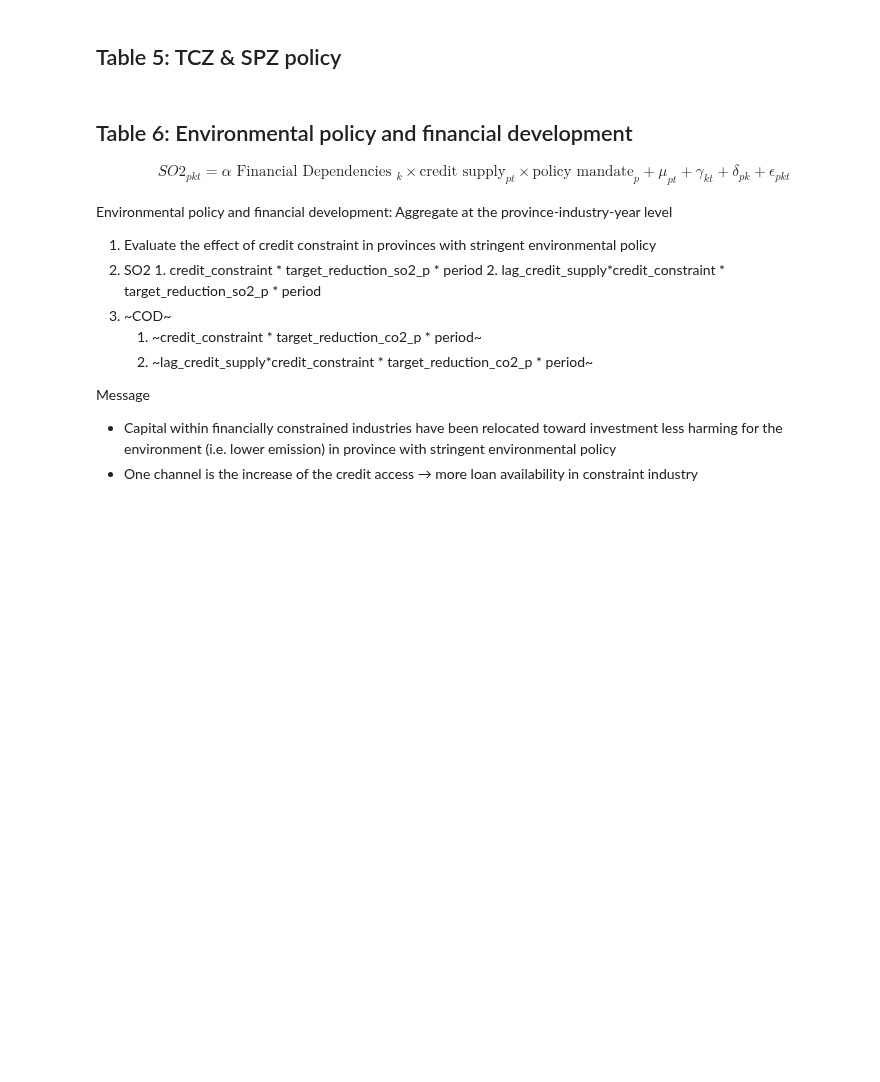
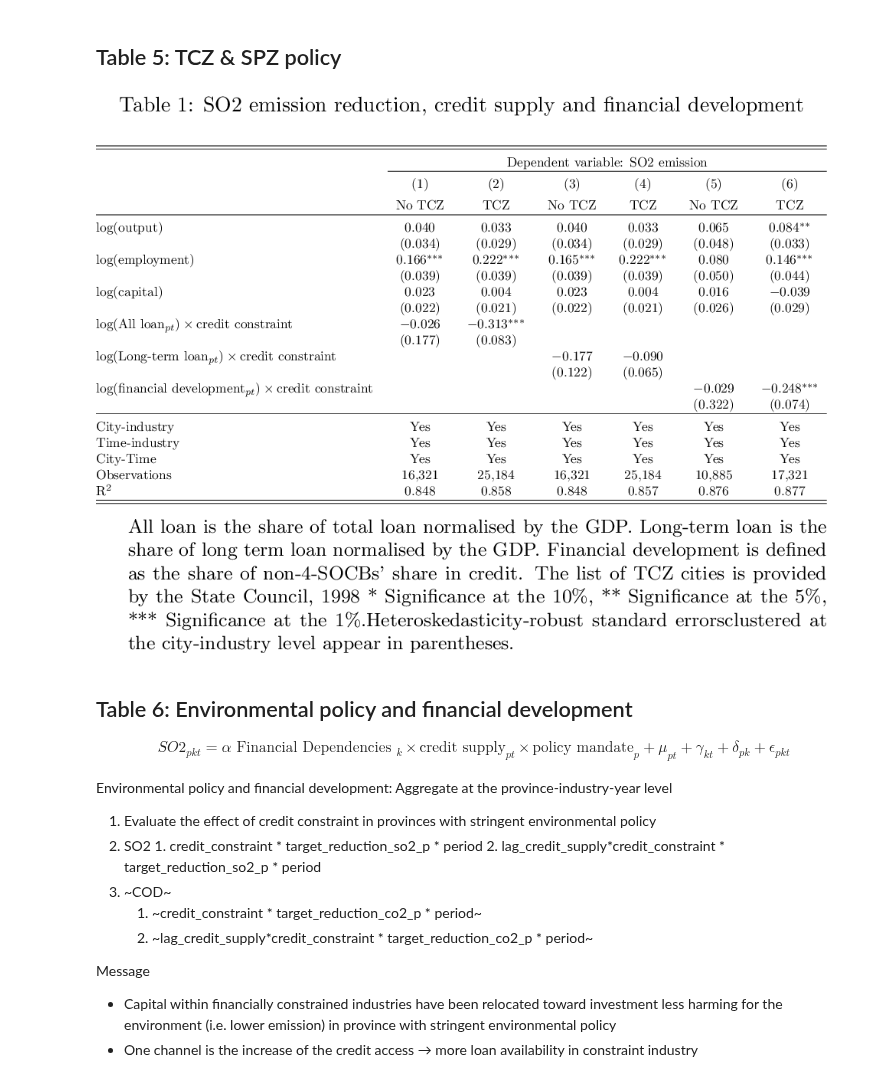
Before and after one commit to thomaspernet/pollution_credit_constraint, a Jupyter notebook: 02_data_analysis/01_model_estimation/01_credit_supply/00_credit_supply.ipynb, the cells around one changed output. Drawn from its saved outputs; the diff is of its cells as text; code cells hidden in the pictures; blank space fills up the shorter version.

```diff
--- a/02_data_analysis/01_model_estimation/01_credit_supply/00_credit_supply.ipynb
+++ b/02_data_analysis/01_model_estimation/01_credit_supply/00_credit_supply.ipynb
@@ -1142,33 +982,27 @@ table_1 <- go_latex(list(
     name=path
 )
 # %%
-tbe1  = "This table estimates eq(3). " \
+tbe1  = "All loan is the share of total loan normalised by the GDP. " \
+"Long-term loan is the share of long term loan normalised by the GDP. " \
+"Financial development is defined as the share of non-4-SOCBs' share in credit. " \
+"The list of TCZ cities is provided by the State Council, 1998 " \
+"\sym{*} Significance at the 10\%, \sym{**} Significance at the 5\%, \sym{***} Significance at the 1\%." \
 "Heteroskedasticity-robust standard errors" \
-"clustered at the city-industry level appear in parentheses."\
-"All loan is the share of total loan normalised by the GDP. " \
-"Long-term loan is the share of long term loan normalised by the GDP. " \
-"Financial development is defined as the share of non-4-SOCBs' share in credit) " \
-"Column 4 to 9 splits cities based on the presence of SOEs firms. Above means the total output produced by "\
-"SOEs firms exceed the output of private firms. " \
-"\sym{*} Significance at the 10\%, \sym{**} Significance at the 5\%, \sym{***} Significance at the 1\%."
-
-multicolumn ={
-    'SO2': 3,
-    'COD': 3,
-    'Waste water': 3,
-}
+"clustered at the city-industry level appear in parentheses."
 
 #multi_lines_dep = '(city/product/trade regime/year)'
 new_r = ['& No TCZ', 'TCZ','No TCZ', 'TCZ', 'No TCZ', 'TCZ' ]
 lb.beautify(table_number = table_nb,
             #reorder_var = reorder,
             #multi_lines_dep = multi_lines_dep,
             new_row= new_r,
             #multicolumn = multicolumn,
             table_nte = tbe1,
             jupyter_preview = True,
             resolution = 200,
             folder = folder)
+# %% [output]
+[figure, added]
 # %% [markdown]
 ## Table 6: Environmental policy and financial development
 
```
Also changed, not shown: parts of 13 cells of this notebook, 1 other file.
